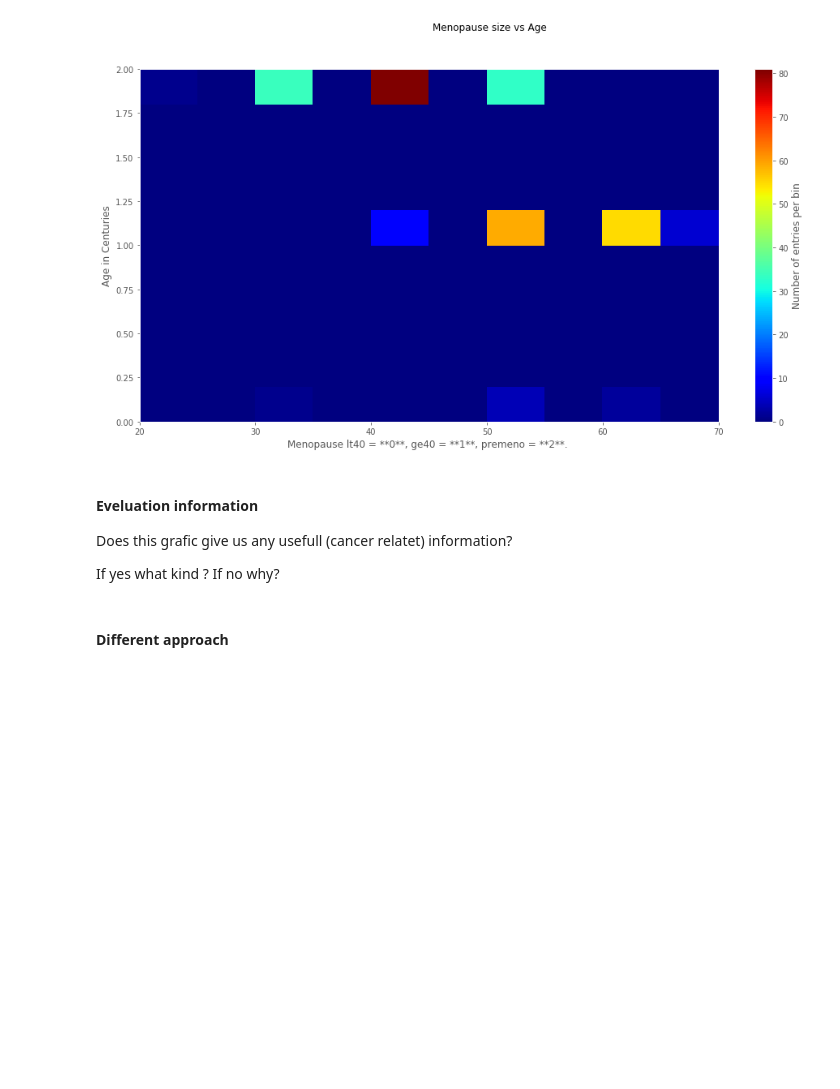
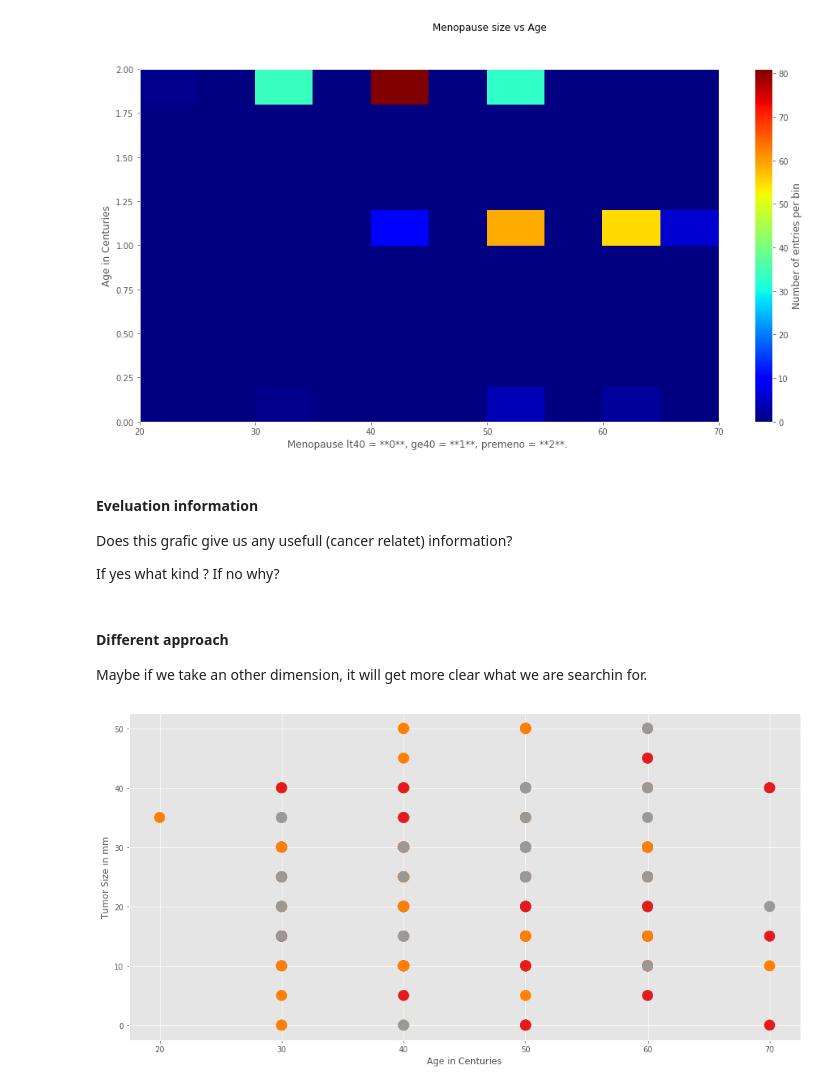
Before and after one commit to MuharremOkutan/datasciencetraining-1, a Jupyter notebook: datasciencetrainingnotebook.ipynb, the cells around one changed output. Saved outputs shown, nothing was run; the diff lists cells and outputs as text; code cells hidden in the pictures; blank space fills up the shorter version.

Commit message:
Add additional Graphics to the notebook

```diff
--- a/datasciencetrainingnotebook.ipynb
+++ b/datasciencetrainingnotebook.ipynb
@@ -151,0 +231,7 @@ df.head()
+# %%
+#change irradiat
+df['irradiat'] = df['irradiat'].map({'yes': 1, 'no': 0})
+df.to_csv("breast-cancer-change-irradiat.csv", sep=',', index=False)
+df = pd.read_csv("breast-cancer-change-irradiat.csv", delimiter=',')
+df.dtypes
+df.head()
@@ -267,5 +373,23 @@ cb.set_label('Number of entries per bin')
 Does this grafic give us any usefull (cancer relatet) information?
 
 If yes what kind ? If no why?
-# %% [markdown]
-#### Different approach
+# %% [markdown]
+#### Different approach
+
+Maybe if we take an other dimension, it will get more clear what we are searchin for.
+# %%
+# 'age'
+# 'sepal width (cm)'
+feature_A = 'age'
+feature_B = 'tumor-size'
+plt.scatter(
+    df[feature_A],
+    df[feature_B],
+    c=df['deg-malig'],# 'third axis' = color
+    cmap='Set1',   # colormap
+    s=200,          # dot size
+);
+plt.xlabel("Age in Centuries")
+plt.ylabel("Tumor Size in mm");
+# %% [output]
+[figure, added]
```
Also changed, not shown: parts of 21 cells of this notebook, 1 other file.
